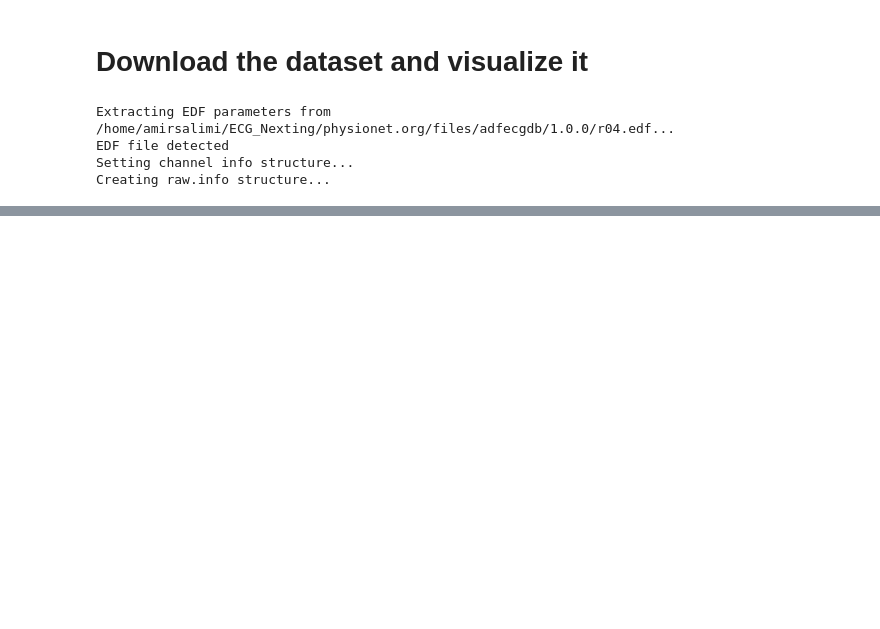
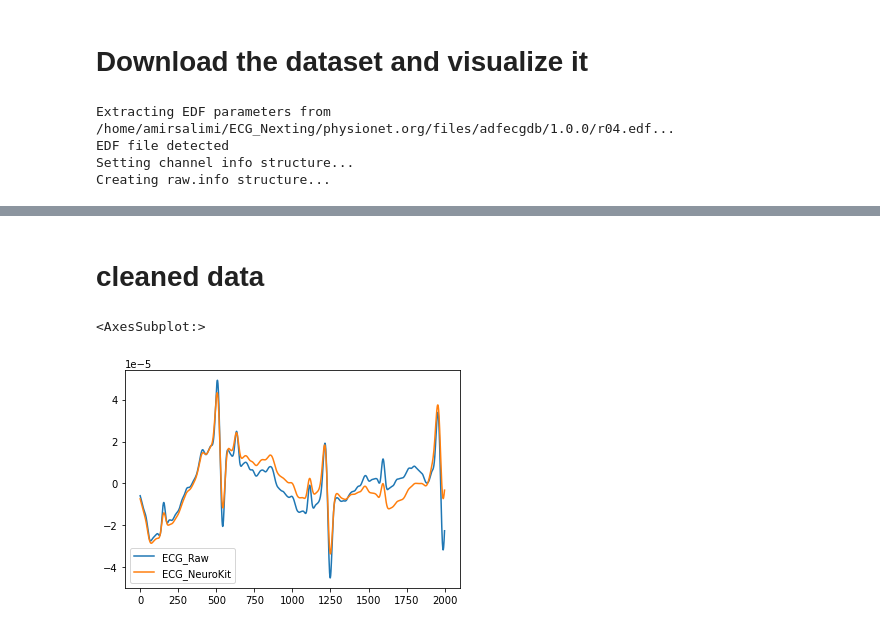
Before and after one commit to Sohyun1798/MultiVariable_Nexting, a Jupyter notebook: setup_database.ipynb, the cells around one changed output, grey strips where cells are left out. Drawn from its saved outputs; the diff is of its cells as text; code cells hidden in the pictures; blank space fills up the shorter version.

```diff
--- a/setup_database.ipynb
+++ b/setup_database.ipynb
@@ -26 +26,3 @@ df.plot(kind="line",figsize=(15,3))
 [figure]
+# %% [markdown]
+# cleaned data
@@ -26,0 +31,24 @@ df.plot(kind="line",figsize=(15,3))
+# %%
+for i in range(len(raw_data)):
+    raw_data[i] = nk.ecg_clean(raw_data[i],method="neurokit")
+with open("data/cleaned_ecg.npy","wb") as f:
+    np.save(f,raw_data)
+# %%
+import pandas as pd
+import neurokit2 as nk
+import matplotlib.pyplot as plt
+
+ecg = raw_data[2,0:2000]
+signals = pd.DataFrame({"ECG_Raw" : ecg,
+                      "ECG_NeuroKit" : nk.ecg_clean(ecg, sampling_rate=1000, method="neurokit"),
+#                       "ECG_BioSPPy" : nk.ecg_clean(ecg, sampling_rate=1000, method="biosppy"),
+#                       "ECG_PanTompkins" : nk.ecg_clean(ecg, sampling_rate=1000, method="pantompkins1985"),
+#                       "ECG_Hamilton" : nk.ecg_clean(ecg, sampling_rate=1000, method="hamilton2002"),
+#                       "ECG_Elgendi" : nk.ecg_clean(ecg, sampling_rate=1000, method="elgendi2010"),
+#                       "ECG_EngZeeMod" : nk.ecg_clean(ecg, sampling_rate=1000, method="engzeemod2012")
+                       })
+# @savefig p_ecg_clean.png scale=100%
+signals.plot()
+# %% [output]
+<AxesSubplot:>
+[figure, added]
```
Also changed, not shown: parts of 3 cells of this notebook, 2 other files.
